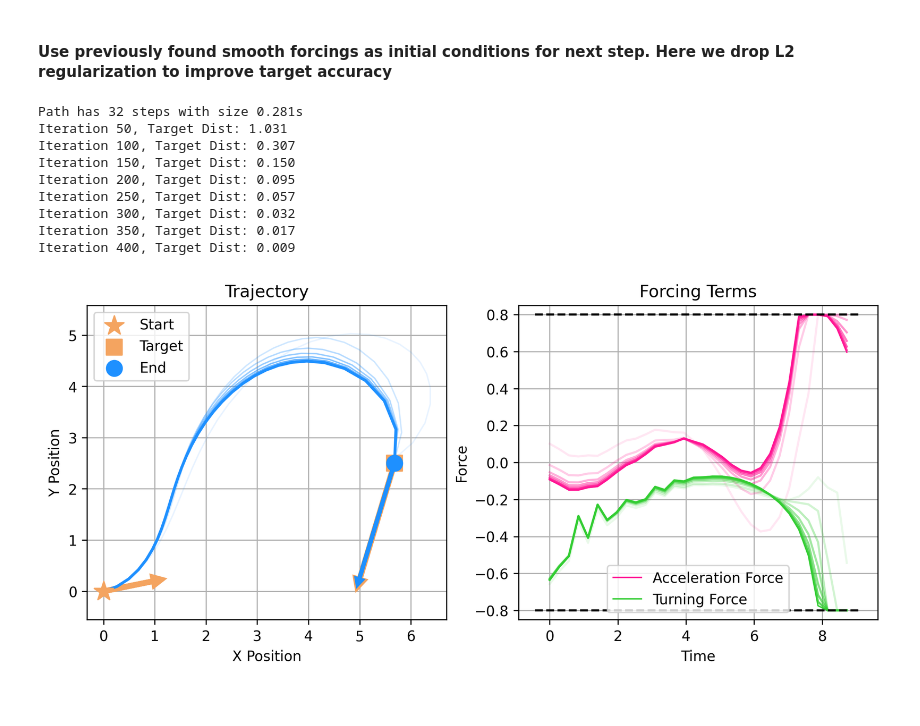
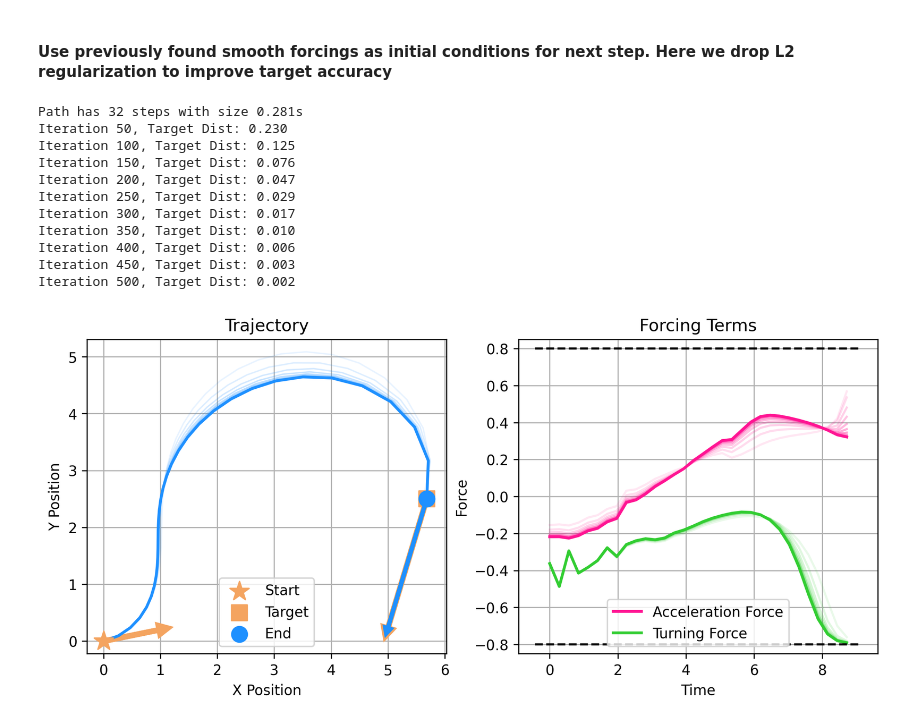
Before and after one commit to kennethwirjadisastra/trajectoryOptimization, a Jupyter notebook: path_adam.ipynb, the cells around one changed output. Cells and saved outputs as stored; diff of their text form; code cells hidden in the pictures.

```diff
--- a/path_adam.ipynb
+++ b/path_adam.ipynb
@@ -255,9 +252,11 @@ print(f'Path has {n_steps} steps with size {dt:0.3g}s')
 v0 = pt.tensor([0, 0, 0.2, 1, 1, t0], requires_grad=True)
 target = pt.tensor([5.68071168, 2.5029068, -1.8625, 2.375, -1.75])
 
-F_mat_init = pt.randn((n_steps, 2))
+#F_logits_init = pt.randn((n_steps, 2))
+# randomly initialized forcings
+F_logits_init = pt.from_numpy(np.loadtxt('F_logits_init.csv', delimiter=','))
 
-F_mat = nn.Parameter(F_mat_init.clone().detach())
+F_mat = nn.Parameter(F_logits_init.clone().detach())
 V_mat, (target_loss, time_loss, l2_loss) = compute_path_autograd(v0, F_mat, target, dt)
 
 optim = pt.optim.AdamW([F_mat], lr=6e-2, weight_decay=0)
@@ -288,21 +287,17 @@ for i in range(iters):
     loss.backward()
     optim.step()
 
-    with pt.no_grad():
-        F_mat.copy_(get_forcing(pt.stack(V_mat[:-1]), F_mat))
-
     if i % plot_freq == plot_freq-1:
         print(f"Iteration {i+1}, Target Dist: {target_loss ** 0.5:.3f}")
         if i < iters-1:
             traj, ts = to_tensor(V_mat)
             V_records[record_idx,:,:] = traj
-            F_records[record_idx,:,:].copy_(F_mat)
+            F_records[record_idx,:,:] = get_forcing(pt.stack(V_mat[:-1]), F_mat)
             ts_records[record_idx,:] = ts
 
 traj, ts = to_tensor(V_mat)
-traj, ts = to_tensor(V_mat)
 V_records[record_idx,:,:] = traj
-F_records[record_idx,:,:].copy_(F_mat)
+F_records[record_idx,:,:] = get_forcing(pt.stack(V_mat[:-1]), F_mat)
 ts_records[record_idx,:] = ts
 
 fig, (ax1, ax2) = plt.subplots(nrows=1, ncols=2, figsize=(10,4), dpi=300)
@@ -340,7 +335,7 @@ print(f'Path has {n_steps} steps with size {dt:0.3g}s')
 v0 = pt.tensor([0, 0, 0.2, 1, 1, t0], requires_grad=True)
 target = pt.tensor([5.68071168, 2.5029068, -1.8625, 2.375, -1.75])
 
-F_mat = nn.Parameter(F_mat_init.clone().detach())
+F_mat = nn.Parameter(F_logits_init.clone().detach())
 V_mat, (target_loss, time_loss, l2_loss) = compute_path_autograd(v0, F_mat, target, dt)
 
 optim = pt.optim.AdamW([F_mat], lr=6e-2, weight_decay=0)
@@ -348,6 +343,7 @@ optim = pt.optim.AdamW([F_mat], lr=6e-2, weight_decay=0)
 
 pt.autograd.set_detect_anomaly(False)
 
+figaxs = None
 iters = 1000
 plot_freq = 50
 num_records = iters//plot_freq if iters%plot_freq == 0 else iters//plot_freq + 1
@@ -365,28 +361,23 @@ for i in range(iters):
 
 
     dist = target_loss ** 0.5
-
-    l2_coef = 4e0
+    l2_coef = 10e0
 
     loss = target_loss + l2_coef*l2_loss
     loss.backward()
     optim.step()
-
-    with pt.no_grad():
-        F_mat.copy_(get_forcing(pt.stack(V_mat[:-1]), F_mat))
 
     if i % plot_freq == plot_freq-1:
         print(f"Iteration {i+1}, Target Dist: {target_loss ** 0.5:.3f}")
         if i < iters-1:
             traj, ts = to_tensor(V_mat)
             V_records[record_idx,:,:] = traj
-            F_records[record_idx,:,:].copy_(F_mat)
+            F_records[record_idx,:,:] = get_forcing(pt.stack(V_mat[:-1]), F_mat)
             ts_records[record_idx,:] = ts
 
 traj, ts = to_tensor(V_mat)
-traj, ts = to_tensor(V_mat)
 V_records[record_idx,:,:] = traj
-F_records[record_idx,:,:].copy_(F_mat)
+F_records[record_idx,:,:] = get_forcing(pt.stack(V_mat[:-1]), F_mat)
 ts_records[record_idx,:] = ts
 
 fig, (ax1, ax2) = plt.subplots(nrows=1, ncols=2, figsize=(10,4), dpi=300)
@@ -424,7 +415,7 @@ print(f'Path has {n_steps} steps with size {dt:0.3g}s')
 v0 = pt.tensor([0, 0, 0.2, 1, 1, t0], requires_grad=True)
 target = pt.tensor([5.68071168, 2.5029068, -1.8625, 2.375, -1.75])
 
-F_mat = nn.Parameter(F_records[-1].clone().detach())
+# Keep using same F_mat
 V_mat, (target_loss, time_loss, l2_loss) = compute_path_autograd(v0, F_mat, target, dt)
 
 optim = pt.optim.AdamW([F_mat], lr=6e-2, weight_decay=0)
@@ -432,7 +423,7 @@ optim = pt.optim.AdamW([F_mat], lr=6e-2, weight_decay=0)
 
 pt.autograd.set_detect_anomaly(False)
 
-iters = 400
+iters = 500
 plot_freq = 50
 num_records = iters//plot_freq if iters%plot_freq == 0 else iters//plot_freq + 1
 
@@ -446,45 +437,43 @@ for i in range(iters):
 
     optim.zero_grad()
     V_mat, (target_loss, time_loss, l2_loss) = compute_path_autograd(v0, F_mat, target, dt)
 
 
     dist = target_loss ** 0.5
 
     l2_coef = 0
 
     loss = target_loss
     loss.backward()
     optim.step()
 
-    with pt.no_grad():
-        F_mat.copy_(get_forcing(pt.stack(V_mat[:-1]), F_mat))
-
     if i % plot_freq == plot_freq-1:
         print(f"Iteration {i+1}, Target Dist: {target_loss ** 0.5:.3f}")
         if i < iters-1:
             traj, ts = to_tensor(V_mat)
             V_records[record_idx,:,:] = traj
-            F_records[record_idx,:,:].copy_(F_mat)
+            F_records[record_idx,:,:] = get_forcing(pt.stack(V_mat[:-1]), F_mat)
             ts_records[record_idx,:] = ts
 
 traj, ts = to_tensor(V_mat)
-traj, ts = to_tensor(V_mat)
 V_records[record_idx,:,:] = traj
-F_records[record_idx,:,:].copy_(F_mat)
+F_records[record_idx,:,:] = get_forcing(pt.stack(V_mat[:-1]), F_mat)
 ts_records[record_idx,:] = ts
 
 fig, (ax1, ax2) = plt.subplots(nrows=1, ncols=2, figsize=(10,4), dpi=300)
 plot_traj(V_records, target, ax=ax1)
 plot_forcing(F_records, ts_records, ax=ax2)
 plt.show()
 # %% [output]
 Path has 32 steps with size 0.281s
-Iteration 50, Target Dist: 1.031
-Iteration 100, Target Dist: 0.307
-Iteration 150, Target Dist: 0.150
-Iteration 200, Target Dist: 0.095
-Iteration 250, Target Dist: 0.057
-Iteration 300, Target Dist: 0.032
-Iteration 350, Target Dist: 0.017
-Iteration 400, Target Dist: 0.009
+Iteration 50, Target Dist: 0.230
+Iteration 100, Target Dist: 0.125
+Iteration 150, Target Dist: 0.076
+Iteration 200, Target Dist: 0.047
+Iteration 250, Target Dist: 0.029
+Iteration 300, Target Dist: 0.017
+Iteration 350, Target Dist: 0.010
+Iteration 400, Target Dist: 0.006
+Iteration 450, Target Dist: 0.003
+Iteration 500, Target Dist: 0.002
-[figure, old version]
+[figure, new version]
```
Also changed, not shown: parts of 6 cells of this notebook, 1 other file.
